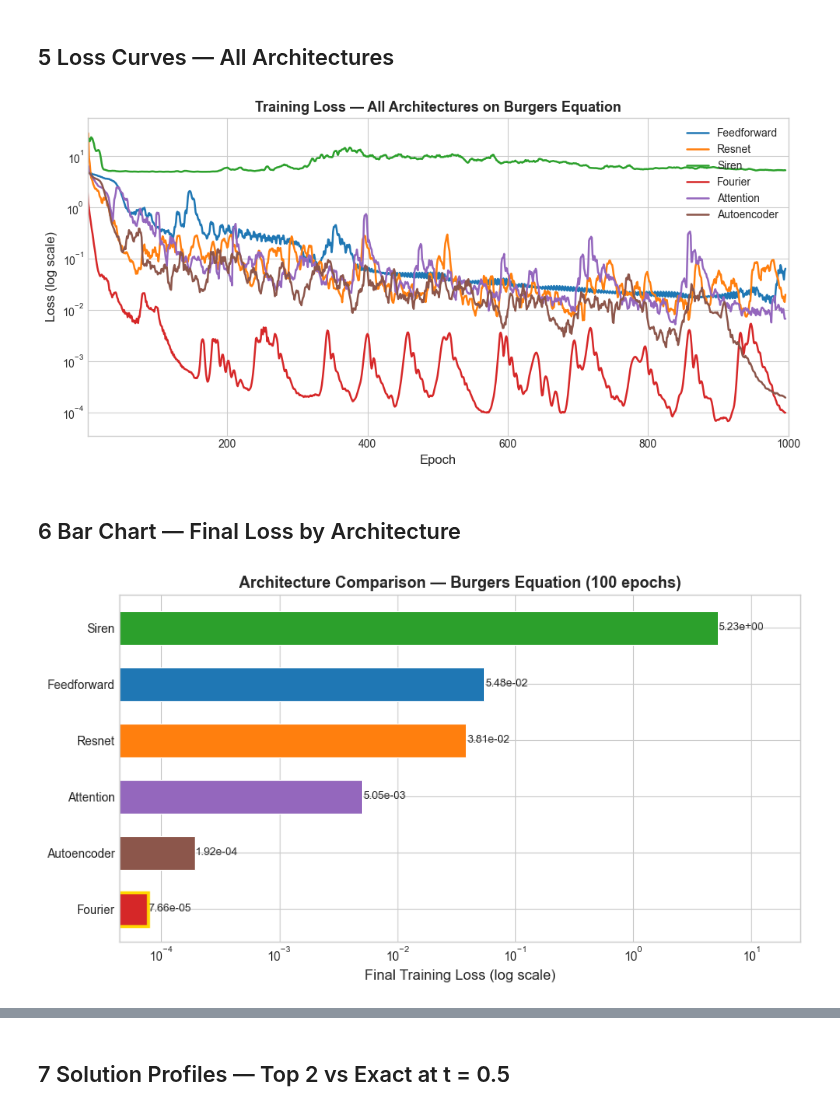
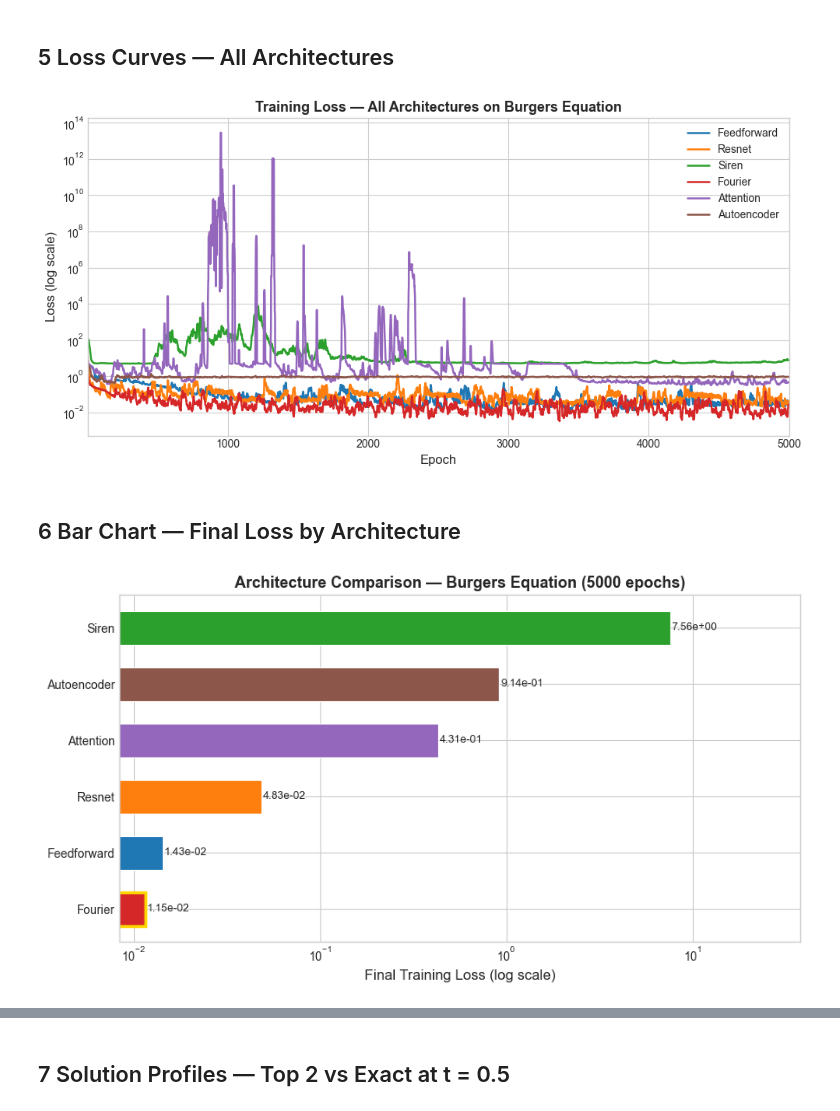
Before and after one commit to josegarciav/PINNs-RL-PDE, a Jupyter notebook: notebooks/02_comparing_architectures.ipynb, the cells around one changed output, grey strips where cells are left out. Drawn from its saved outputs; the diff is of its cells as text; code cells hidden in the pictures.

```diff
--- a/notebooks/02_comparing_architectures.ipynb
+++ b/notebooks/02_comparing_architectures.ipynb
@@ -191,13 +201,15 @@ Architecture  |  Parameters
 # %%
-N_EPOCHS = 1000
+N_EPOCHS = 5000
 N_COLL   = 500
 LR       = 5e-3
+WARMUP   = 200          # uniform sampling for the first WARMUP epochs to seed the model
+PRINT_EVERY = max(1, N_EPOCHS // 40)
 
 results = {}   # arch -> {"history": [...], "time": float, "model": nn.Module, "n_params": int}
 
 for arch in ARCHS:
     print(f"\n{'='*55}")
-    print(f"  Training: {arch.upper()}")
+    print(f"  Training: {arch.upper()}  (RAR collocation)")
     print(f"{'='*55}")
 
     pde   = make_burgers_pde()
@@ -212,26 +224,41 @@ for arch in ARCHS:
         model.train()
         opt.zero_grad()
 
-        x_c = torch.rand(N_COLL, 1, device=device) * (X_MAX - X_MIN) + X_MIN
-        t_c = torch.rand(N_COLL, 1, device=device) * (T_MAX - T_MIN) + T_MIN
+        # Warmup with uniform random samples so the residual map is meaningful
+        # before we start filtering by it.
+        if epoch <= WARMUP:
+            x_c = torch.rand(N_COLL, 1, device=device) * (X_MAX - X_MIN) + X_MIN
+            t_c = torch.rand(N_COLL, 1, device=device) * (T_MAX - T_MIN) + T_MIN
+        else:
+            try:
+                x_c, t_c = pde.generate_collocation_points(
+                    N_COLL, strategy="residual_based", model=model
+                )
+                x_c = x_c.to(device)
+                t_c = t_c.to(device)
+            except Exception:
+                # Fallback to uniform if the architecture happens to break grad-tracking
+                # for the residual evaluation in this epoch.
+                x_c = torch.rand(N_COLL, 1, device=device) * (X_MAX - X_MIN) + X_MIN
+                t_c = torch.rand(N_COLL, 1, device=device) * (T_MAX - T_MIN) + T_MIN
 
         try:
             losses = pde.compute_loss(model, x_c, t_c)
             total  = losses["total"]
             if torch.isnan(total) or torch.isinf(total):
-                print(f"  Epoch {epoch:>3}: NaN/Inf loss — skipping")
+                print(f"  Epoch {epoch:>4}: NaN/Inf loss — skipping")
                 continue
             total.backward()
             torch.nn.utils.clip_grad_norm_(model.parameters(), 1.0)
             opt.step()
             loss_history.append(total.item())
         except Exception as exc:
-            print(f"  Epoch {epoch:>3}: error — {exc}")
+            print(f"  Epoch {epoch:>4}: error — {exc}")
             loss_history.append(float("nan"))
             continue
 
-        if epoch % 25 == 0 or epoch == 1:
-            print(f"  Epoch {epoch:>3}: loss = {total.item():.4e}")
+        if epoch % PRINT_EVERY == 0 or epoch == 1:
+            print(f"  Epoch {epoch:>4}: loss = {total.item():.4e}")
 
     elapsed = time.time() - t0
     final_loss = loss_history[-1] if loss_history else float("nan")
@@ -291,7 +318,7 @@ ax.set_xlim(1, N_EPOCHS)
 fig.tight_layout()
 plt.show()
 # %% [output]
-[figure, old version]
+[figure, new version]
 # %% [markdown]
 ## 6  Bar Chart — Final Loss by Architecture
 # %%
@@ -303,32 +330,32 @@ colors       = [COLORS[a] for a in arch_names]
 order = np.argsort(final_losses)
 sorted_names  = [arch_names[i].capitalize() for i in order]
 sorted_losses = [final_losses[i] for i in order]
 sorted_colors = [colors[i] for i in order]
 
 fig, ax = plt.subplots(figsize=(9, 5))
 bars = ax.barh(sorted_names, sorted_losses, color=sorted_colors,
                edgecolor="white", linewidth=0.8, height=0.6)
 
 # Annotate bars with the loss value
 for bar, val in zip(bars, sorted_losses):
     ax.text(bar.get_width() * 1.02, bar.get_y() + bar.get_height()/2,
             f"{val:.2e}", va="center", ha="left", fontsize=9)
 
 # Highlight winner
 bars[0].set_edgecolor("gold")
 bars[0].set_linewidth(2.5)
 
 ax.set_xscale("log")
 ax.set_xlabel("Final Training Loss (log scale)", fontsize=12)
-ax.set_title("Architecture Comparison — Burgers Equation (100 epochs)",
+ax.set_title(f"Architecture Comparison — Burgers Equation ({N_EPOCHS} epochs)",
              fontsize=13, fontweight="bold")
 ax.set_xlim(right=max(sorted_losses) * 5)
 fig.tight_layout()
 plt.show()
 
 best_arch  = arch_names[order[0]]
 second_arch = arch_names[order[1]]
 print(f"\nBest architecture  : {best_arch}   (loss = {final_losses[order[0]]:.4e})")
 print(f"Second best        : {second_arch}  (loss = {final_losses[order[1]]:.4e})")
 # %% [output]
-[figure, old version]
+[figure, new version]
```
Also changed, not shown: parts of 7 cells of this notebook, 12 other files.
